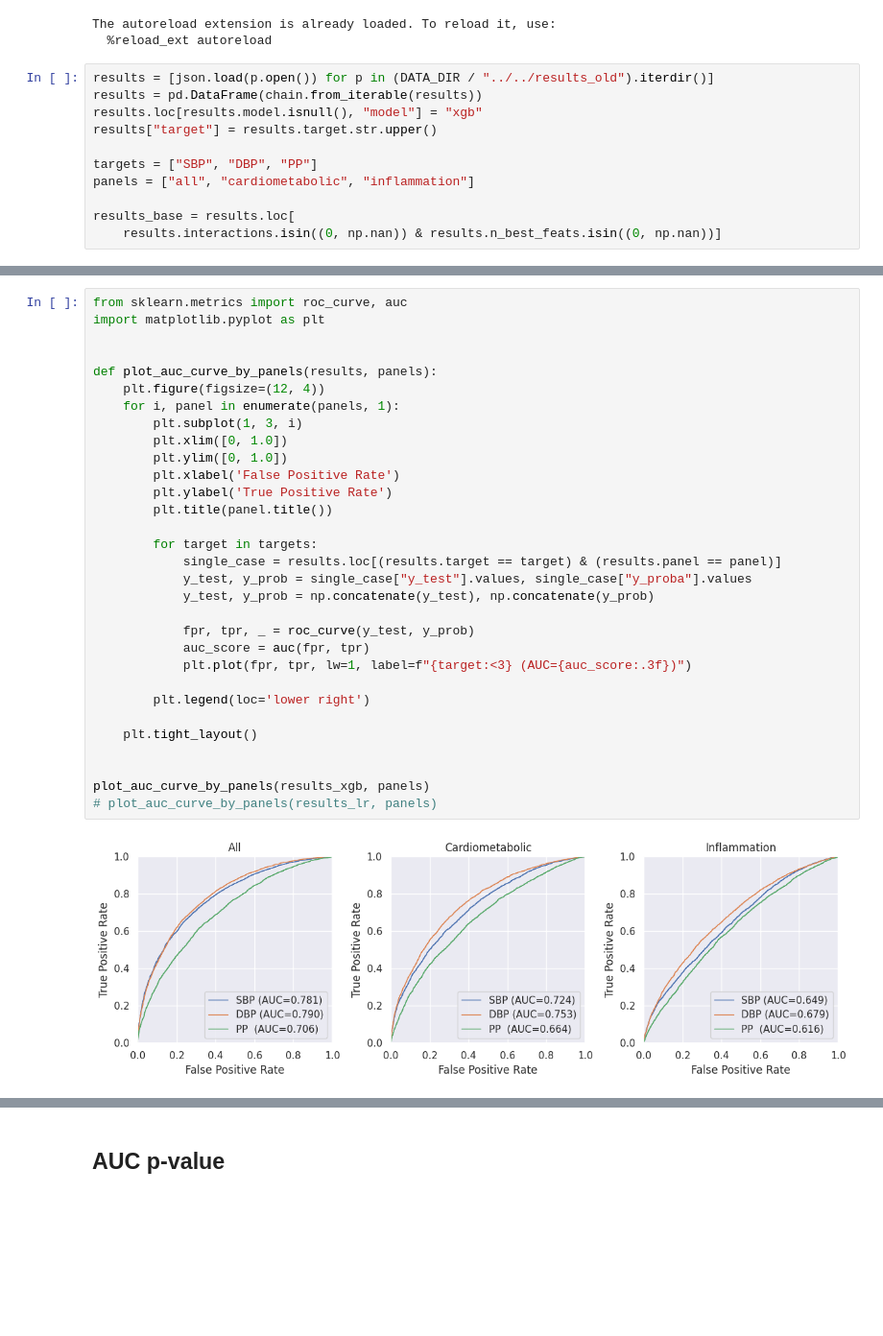
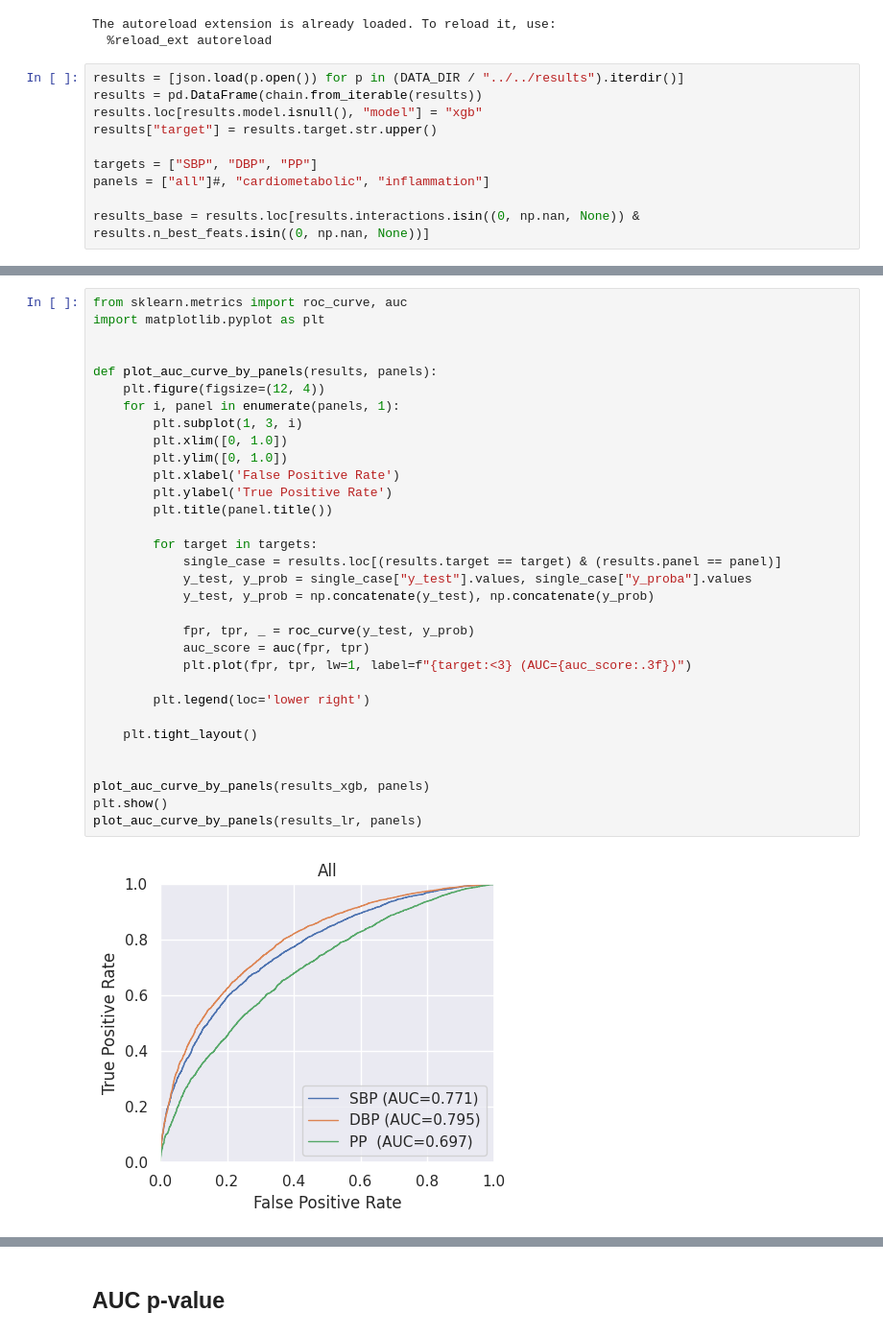
Before and after one commit to ipolharvard/biobank_olink, a Jupyter notebook: notebooks/exp_two_extremes.ipynb, the cells around one changed output, grey strips where cells are left out. Shown: that part at 96% size. Cells and saved outputs as stored; diff of their text form; blank space fills up the shorter version.

```diff
--- a/notebooks/exp_two_extremes.ipynb
+++ b/notebooks/exp_two_extremes.ipynb
@@ -18,16 +18,15 @@ DATA_DIR = files("biobank_olink.data")
 The autoreload extension is already loaded. To reload it, use:
   %reload_ext autoreload
 # %%
-results = [json.load(p.open()) for p in (DATA_DIR / "../../results_old").iterdir()]
+results = [json.load(p.open()) for p in (DATA_DIR / "../../results").iterdir()]
 results = pd.DataFrame(chain.from_iterable(results))
 results.loc[results.model.isnull(), "model"] = "xgb"
 results["target"] = results.target.str.upper()
 
 targets = ["SBP", "DBP", "PP"]
-panels = ["all", "cardiometabolic", "inflammation"]
+panels = ["all"]#, "cardiometabolic", "inflammation"]
 
-results_base = results.loc[
-    results.interactions.isin((0, np.nan)) & results.n_best_feats.isin((0, np.nan))]
+results_base = results.loc[results.interactions.isin((0, np.nan, None)) & results.n_best_feats.isin((0, np.nan, None))]
 # %%
 results_lr = results_base.loc[results_base.model == "lr"]
 agg_values = {f"mean_{v}": (v, "mean") for v in
@@ -90,32 +73,33 @@ sns.catplot(data=pd.concat([results_xgb, results_lr]), x="target", y="auc_score"
 from sklearn.metrics import roc_curve, auc
 import matplotlib.pyplot as plt
 
 
 def plot_auc_curve_by_panels(results, panels):
     plt.figure(figsize=(12, 4))
     for i, panel in enumerate(panels, 1):
         plt.subplot(1, 3, i)
         plt.xlim([0, 1.0])
         plt.ylim([0, 1.0])
         plt.xlabel('False Positive Rate')
         plt.ylabel('True Positive Rate')
         plt.title(panel.title())
 
         for target in targets:
             single_case = results.loc[(results.target == target) & (results.panel == panel)]
             y_test, y_prob = single_case["y_test"].values, single_case["y_proba"].values
             y_test, y_prob = np.concatenate(y_test), np.concatenate(y_prob)
 
             fpr, tpr, _ = roc_curve(y_test, y_prob)
             auc_score = auc(fpr, tpr)
             plt.plot(fpr, tpr, lw=1, label=f"{target:<3} (AUC={auc_score:.3f})")
 
         plt.legend(loc='lower right')
 
     plt.tight_layout()
 
 
 plot_auc_curve_by_panels(results_xgb, panels)
-# plot_auc_curve_by_panels(results_lr, panels)
+plt.show()
+plot_auc_curve_by_panels(results_lr, panels)
 # %% [output]
-[figure, old version]
+[figure, new version]
```
Also changed, not shown: parts of 9 cells of this notebook, 12 other files.
